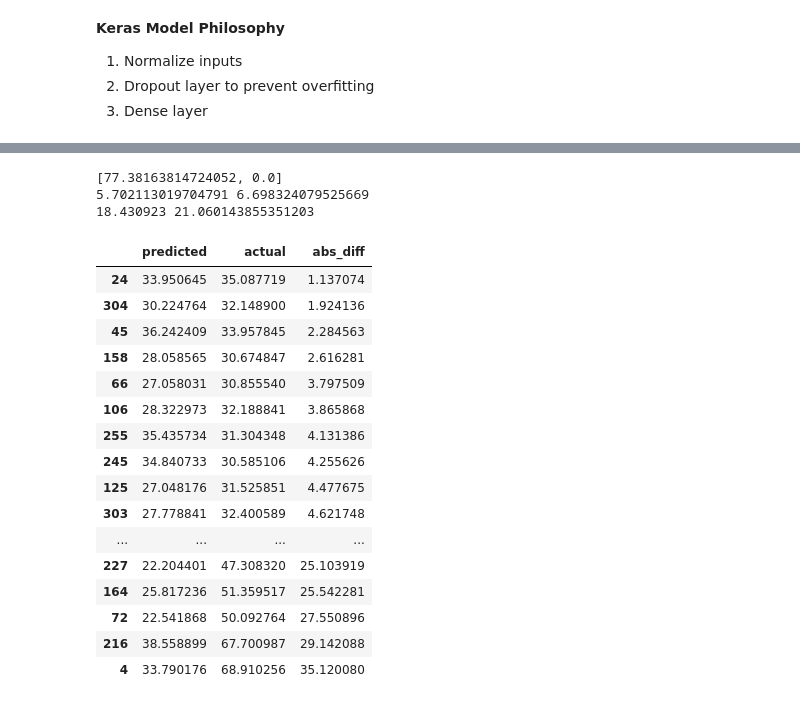
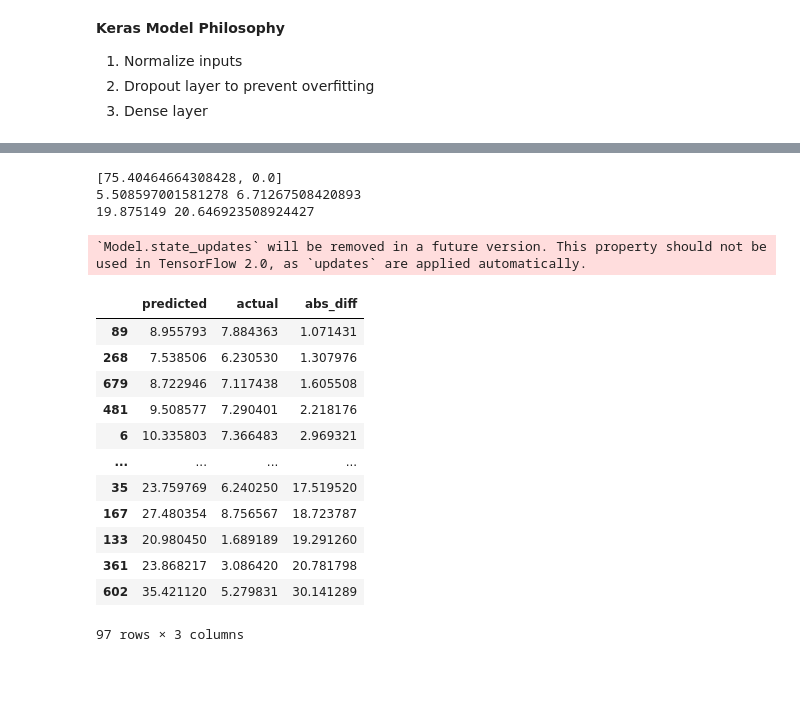
Before and after one commit to Darrick-Oliver/senior-project, a Jupyter notebook: h2h_off_def_experiment.ipynb, the cells around one changed output, grey strips where cells are left out. Cells and saved outputs as stored; diff of their text form; code cells hidden in the pictures; blank space fills up the shorter version.

Commit message:
Model fixes and optimization

````diff
--- a/h2h_off_def_experiment.ipynb
+++ b/h2h_off_def_experiment.ipynb
@@ -208,15 +212,15 @@ If there is an error, make sure to first install tensorflow. This can be done th
 ```
 # %%
 # # Clean data to use on model
-X = combine.drop(columns=['DEF_PLAYER_ID', 'DEF_PLAYER_NAME', 'OFF_PLAYER_ID', 'OFF_PLAYER_NAME', 'SEASON_ID'])
-y = out['PLAYER_PTS']
+# X = combine.drop(columns=['DEF_PLAYER_ID', 'DEF_PLAYER_NAME', 'OFF_PLAYER_ID', 'OFF_PLAYER_NAME', 'SEASON_ID'])
+# y = out['PLAYER_PTS']
 
 # Save to csvs
-X.to_csv(r'.\stats\cleaned\\' + season + '_X.csv', index=False)
-y.to_csv(r'.\stats\cleaned\\' + season + '_y.csv', index=False)
+# X.to_csv('./stats/cleaned/' + season + '_X.csv', index=False)
+# y.to_csv('./stats/cleaned/' + season + '_y.csv', index=False)
 
-# X = pd.read_csv('./stats/cleaned/X_combined.csv')
-# y = pd.read_csv('./stats/cleaned/y_combined.csv')
+X = pd.read_csv('./stats/cleaned/X_combined.csv')
+y = pd.read_csv('./stats/cleaned/y_combined.csv')
 
 print(X.shape, y.shape)
 
@@ -250,7 +270,7 @@ FileNotFoundError: [Errno 2] No such file or directory: '.\\stats\\cleaned\\\\20
 # Create model
 model = Sequential()
 model.add(Dense(int(X.shape[1] / 2), activation='relu', input_shape=(X.shape[1],)))
-model.add(Dropout(0.5))
+model.add(Dropout(0.8))
 model.add(Dense(1, activation='relu')) # y.shape[1]
 
 # Compile model
@@ -275,8 +295,8 @@ Non-trainable params: 0
 _________________________________________________________________
 # %%
 # Fit model
-bsize = int(X_train.shape[0] * 0.2) # 30% batch size
+bsize = int(X_train.shape[0] * 0.8) # 30% batch size
 
-%time history = model.fit(X_train, y_train, epochs=3000, validation_split=0.2, batch_size=bsize, verbose=0)
+%time history = model.fit(X_train, y_train, epochs=10000, validation_split=0.2, batch_size=bsize, verbose=0)
 # %% [output]
 `Model.state_updates` will be removed in a future version. This property should not be used in TensorFlow 2.0, as `updates` are applied automatically.
@@ -284,36 +303,33 @@ Wall time: 1min 25s
 # %%
 y_pred = model.predict(X_test)
 score = model.evaluate(X_test, y_test)
 print(score)
 
 diff = abs(y_pred.flatten() - y_test.flatten())
 print(diff.std(), diff.mean())
 print(y_pred.mean(), y_test.mean())
 predictions = pd.DataFrame(data={'predicted': y_pred.flatten(), 'actual': y_test.flatten(), 'abs_diff': diff})
 predictions.sort_values(by='abs_diff', inplace=True)
-predictions[predictions['actual'] > 30]
+predictions[predictions['actual'] < 10]
 # predictions
 # %% [output]
-[77.38163814724052, 0.0]
-5.702113019704791 6.698324079525669
-18.430923 21.060143855351203
+[75.40464664308428, 0.0]
+5.508597001581278 6.71267508420893
+19.875149 20.646923508924427
+`Model.state_updates` will be removed in a future version. This property should not be used in TensorFlow 2.0, as `updates` are applied automatically.
 |  | predicted | actual | abs_diff |
-| 24 | 33.950645 | 35.087719 | 1.137074 |
-| 304 | 30.224764 | 32.148900 | 1.924136 |
-| 45 | 36.242409 | 33.957845 | 2.284563 |
-| 158 | 28.058565 | 30.674847 | 2.616281 |
-| 66 | 27.058031 | 30.855540 | 3.797509 |
-| 106 | 28.322973 | 32.188841 | 3.865868 |
-| 255 | 35.435734 | 31.304348 | 4.131386 |
-| 245 | 34.840733 | 30.585106 | 4.255626 |
-| 125 | 27.048176 | 31.525851 | 4.477675 |
-| 303 | 27.778841 | 32.400589 | 4.621748 |
+| 89 | 8.955793 | 7.884363 | 1.071431 |
+| 268 | 7.538506 | 6.230530 | 1.307976 |
+| 679 | 8.722946 | 7.117438 | 1.605508 |
+| 481 | 9.508577 | 7.290401 | 2.218176 |
+| 6 | 10.335803 | 7.366483 | 2.969321 |
 | ... | ... | ... | ... |
-| 227 | 22.204401 | 47.308320 | 25.103919 |
-| 164 | 25.817236 | 51.359517 | 25.542281 |
-| 72 | 22.541868 | 50.092764 | 27.550896 |
-| 216 | 38.558899 | 67.700987 | 29.142088 |
-| 4 | 33.790176 | 68.910256 | 35.120080 |
+| 35 | 23.759769 | 6.240250 | 17.519520 |
+| 167 | 27.480354 | 8.756567 | 18.723787 |
+| 133 | 20.980450 | 1.689189 | 19.291260 |
+| 361 | 23.868217 | 3.086420 | 20.781798 |
+| 602 | 35.421120 | 5.279831 | 30.141289 |
+97 rows × 3 columns
 # %%
 fig = px.histogram(x=predictions['abs_diff'], labels={
     'x': 'difference'
````
Also changed, not shown: parts of 10 cells of this notebook, 7 other files.
